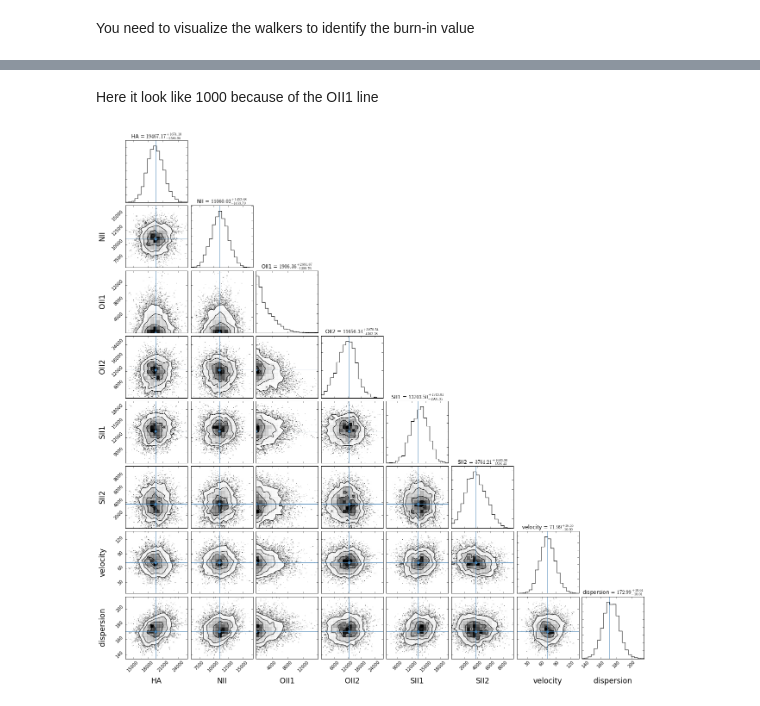
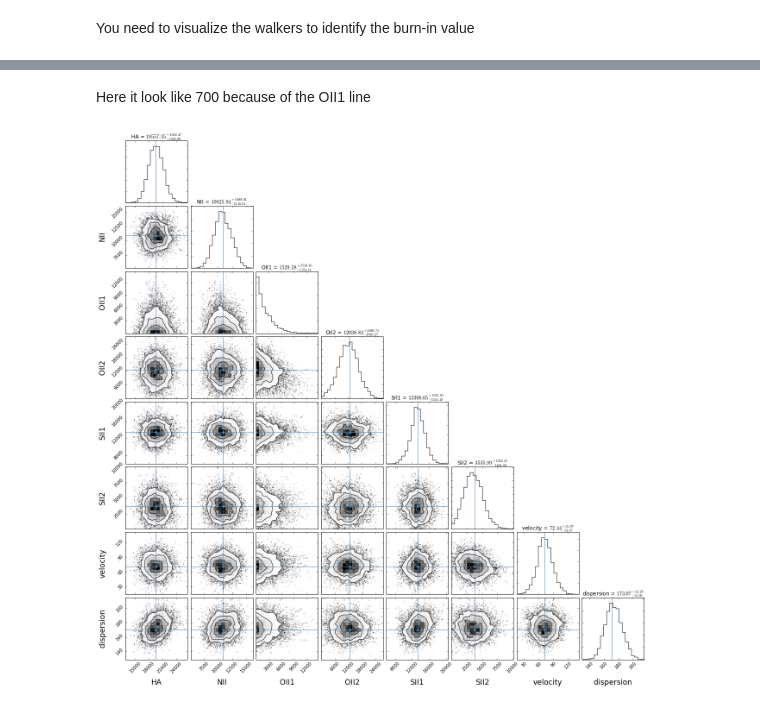
Before and after one commit to MickaelRigault/modefit, a Jupyter notebook: notebooks/MCMC_on_spectral_lines.ipynb, the cells around one changed output, grey strips where cells are left out. Drawn from its saved outputs; the diff is of its cells as text; code cells hidden in the pictures.

```diff
--- a/notebooks/MCMC_on_spectral_lines.ipynb
+++ b/notebooks/MCMC_on_spectral_lines.ipynb
@@ -74,7 +74,7 @@ fit.show_mcmcwalkers()
 # %% [markdown]
-Here it look like 1000 because of the OII1 line
+Here it look like 700 because of the OII1 line
 # %%
-fit.set_mcmc_burnin(1000)
+fit.set_mcmc_burnin(700)
 fit.show_mcmc_corner()
 # %% [output]
-[figure, old version]
+[figure, new version]
```
Also changed, not shown: parts of 3 cells of this notebook, 1 other file.
